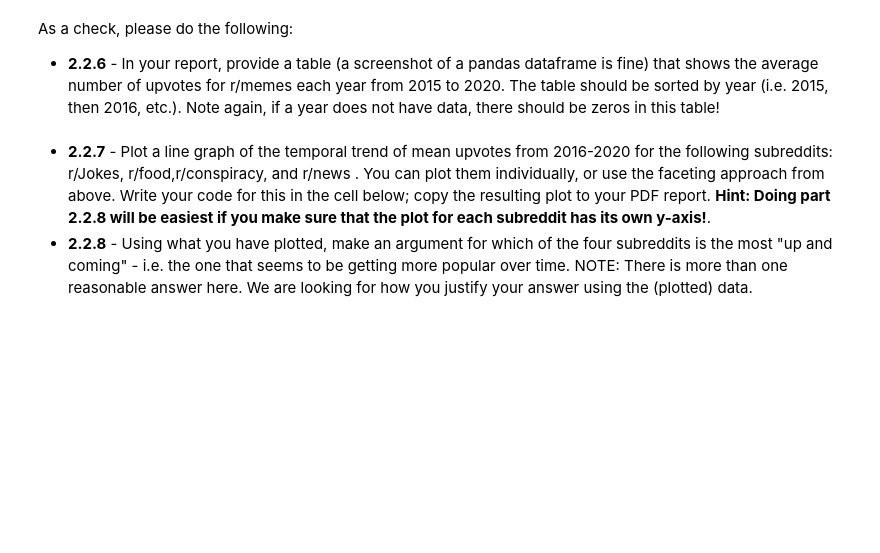
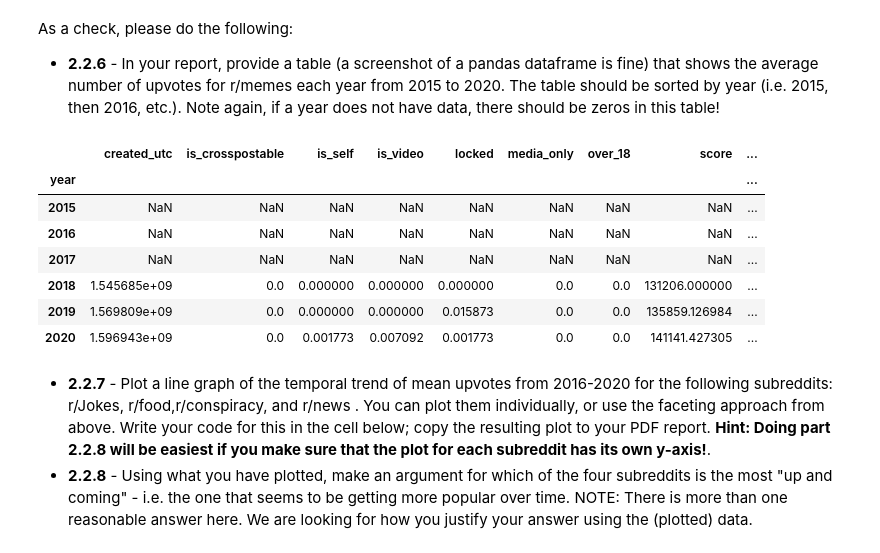
Before and after one commit to IAM-RAAVAAN/ml-project, a Jupyter notebook: assignment_1_474_s22_working.ipynb, the cells around one changed output. Saved outputs shown, nothing was run; the diff lists cells and outputs as text; code cells hidden in the pictures; blank space fills up the shorter version.

```diff
--- a/assignment_1_474_s22_working.ipynb
+++ b/assignment_1_474_s22_working.ipynb
@@ -369,3 +425,19 @@ As a check, please do the following:
+# %%
+# Code for 2.2.6 here
+pop=part2_data[part2_data.subreddit_name_prefixed=='r/memes']
+filter=pop.loc[pop['year'].isin([2015,2016,2017,2018,2019,2020])].sort_values(by='year')
+filter=filter.append([{'year':2015},{'year':2016},{'year':2017} ],ignore_index=True)
+filter.sort_values(by='year')
+filter.groupby('year').mean()
+# %% [output]
+|  | created_utc | is_crosspostable | is_self | is_video | locked | media_only | over_18 | score | ... |
+| year |  |  |  |  |  |  |  |  | ... |
+| 2015 | NaN | NaN | NaN | NaN | NaN | NaN | NaN | NaN | ... |
+| 2016 | NaN | NaN | NaN | NaN | NaN | NaN | NaN | NaN | ... |
+| 2017 | NaN | NaN | NaN | NaN | NaN | NaN | NaN | NaN | ... |
+| 2018 | 1.545685e+09 | 0.0 | 0.000000 | 0.000000 | 0.000000 | 0.0 | 0.0 | 131206.000000 | ... |
+| 2019 | 1.569809e+09 | 0.0 | 0.000000 | 0.000000 | 0.015873 | 0.0 | 0.0 | 135859.126984 | ... |
+| 2020 | 1.596943e+09 | 0.0 | 0.001773 | 0.007092 | 0.001773 | 0.0 | 0.0 | 141141.427305 | ... |
 # %% [markdown]
 - **2.2.7** - Plot a line graph of the temporal trend of mean upvotes from 2016-2020 for the following subreddits: r/Jokes, r/food,r/conspiracy, and r/news . You can plot them individually, or use the faceting approach from above. Write your code for this in the cell below; copy the resulting plot to your PDF report. **Hint: Doing part 2.2.8 will be easiest if you make sure that the plot for each subreddit has its own y-axis!**.
 - **2.2.8** - Using what you have plotted, make an argument for which of the four subreddits is the most "up and coming" - i.e. the one that seems to be getting more popular over time. NOTE: There is more than one reasonable answer here. We are looking for how you justify your answer using the (plotted) data.
```
Also changed, not shown: parts of 13 cells of this notebook, 1 other file.
